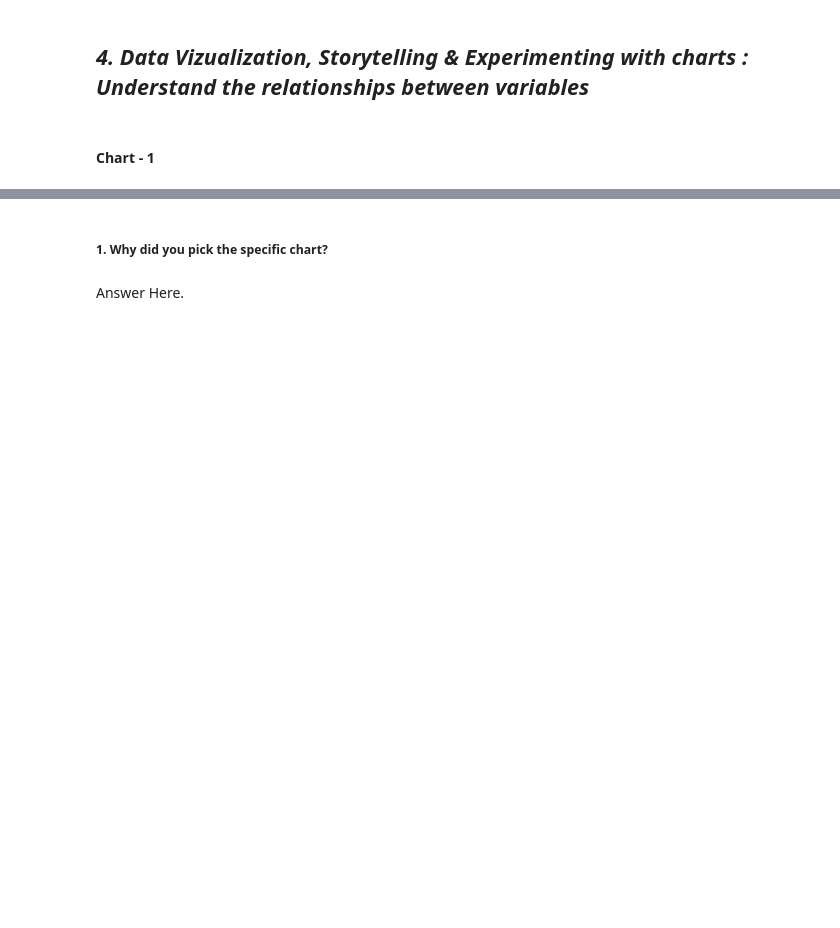
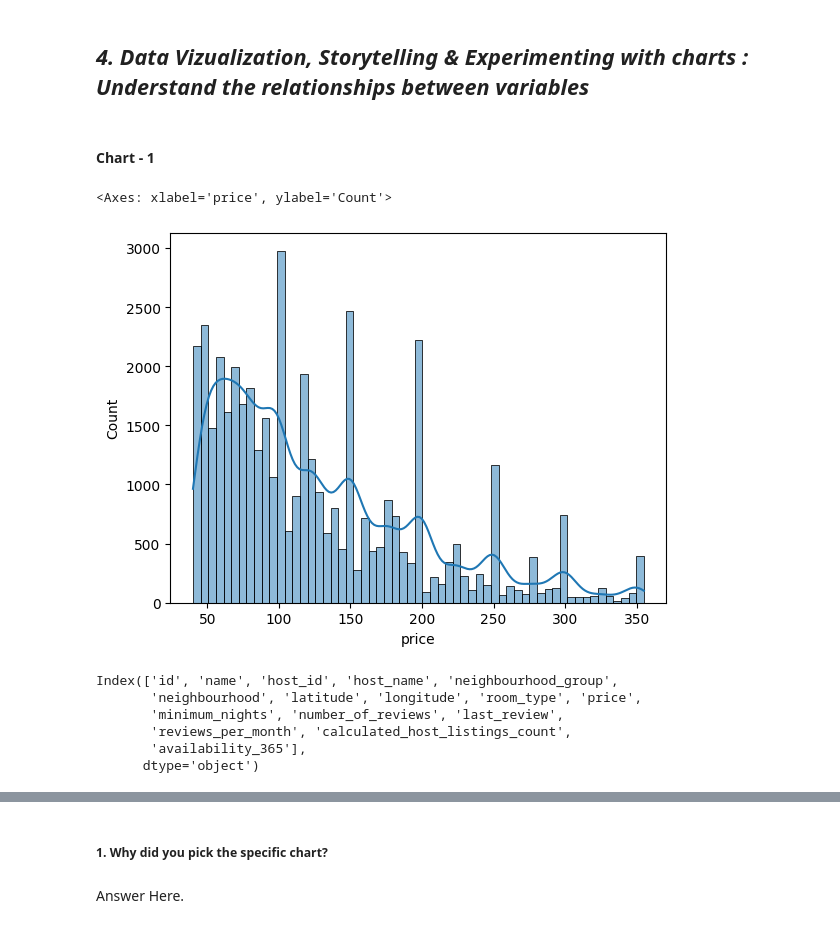
Before and after one commit to I-AM-PRASHANT-VERMA/Almabetter-Capstone-Project-AirBnb-Bookings-Exploratory-Data-Analysis, a Jupyter notebook: My_Airbnb_EDA_capstone_project.ipynb, the cells around one changed output, grey strips where cells are left out. Drawn from its saved outputs; the diff is of its cells as text; code cells hidden in the pictures; blank space fills up the shorter version.

```diff
--- a/My_Airbnb_EDA_capstone_project.ipynb
+++ b/My_Airbnb_EDA_capstone_project.ipynb
@@ -311,0 +473,15 @@ Answer Here.
+# %%
+# histogram of prices - positive or right skewed
+sns.histplot(x= 'price', data = airbnb_df , kde=True)
+# %% [output]
+<Axes: xlabel='price', ylabel='Count'>
+[figure, added]
+# %%
+airbnb_df.columns
+# %% [output]
+Index(['id', 'name', 'host_id', 'host_name', 'neighbourhood_group',
+       'neighbourhood', 'latitude', 'longitude', 'room_type', 'price',
+       'minimum_nights', 'number_of_reviews', 'last_review',
+       'reviews_per_month', 'calculated_host_listings_count',
+       'availability_365'],
+      dtype='object')
```
Also changed, not shown: parts of 21 cells of this notebook.
